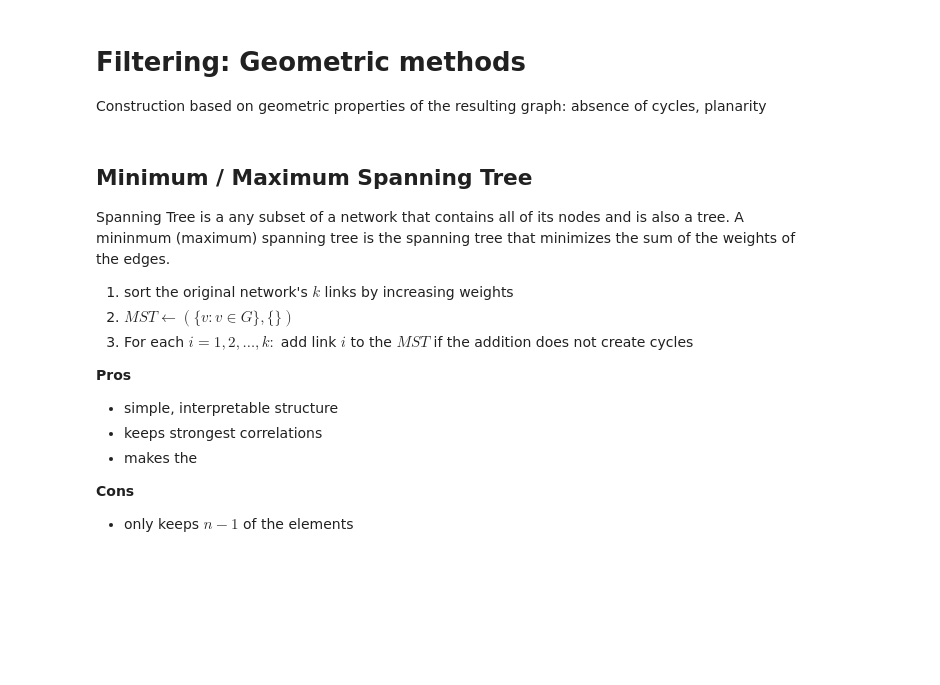
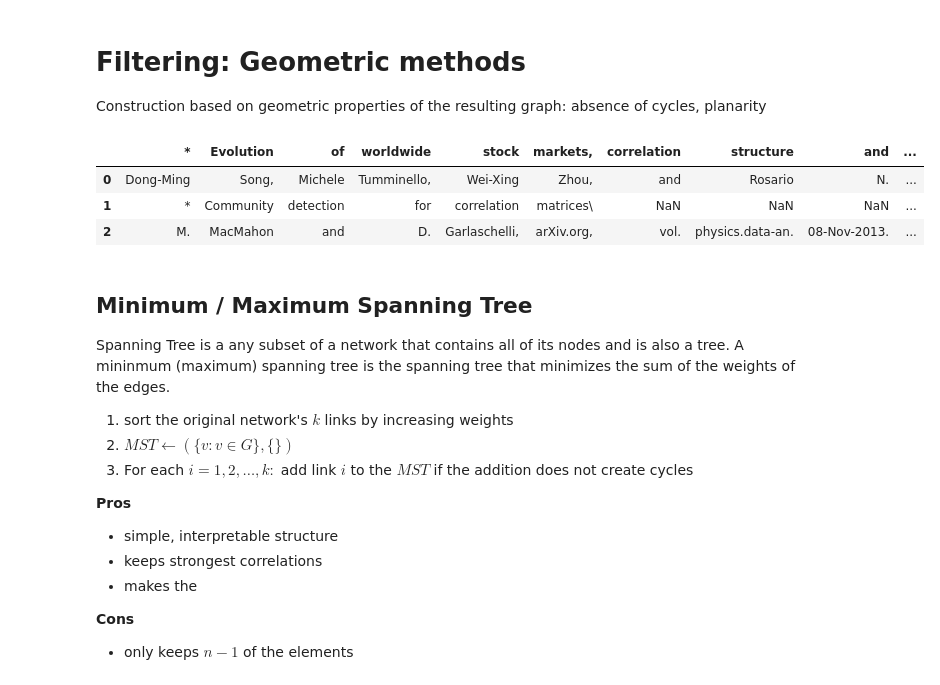
Before and after one commit to mvaz/FPQ2016, a Jupyter notebook: slides_fpq2016.ipynb, the cells around one changed output. Cells and saved outputs as stored; diff of their text form; code cells hidden in the pictures; blank space fills up the shorter version.

```diff
--- a/slides_fpq2016.ipynb
+++ b/slides_fpq2016.ipynb
@@ -475,6 +516,13 @@ $\lambda \in \left[\lambda_{min}, \lambda_{max}\right]$
 # Filtering: Geometric methods
 
 Construction based on geometric properties of the resulting graph: absence of cycles, planarity
+# %%
+pd.read_clipboabrd()
+# %% [output]
+|  | * | Evolution | of | worldwide | stock | markets, | correlation | structure | and | ... |
+| 0 | Dong-Ming | Song, | Michele | Tumminello, | Wei-Xing | Zhou, | and | Rosario | N. | ... |
+| 1 | * | Community | detection | for | correlation | matrices\ | NaN | NaN | NaN | ... |
+| 2 | M. | MacMahon | and | D. | Garlaschelli, | arXiv.org, | vol. | physics.data-an. | 08-Nov-2013. | ... |
 # %% [markdown]
 ## Minimum / Maximum Spanning Tree
 
```
Also changed, not shown: parts of 17 cells of this notebook.
